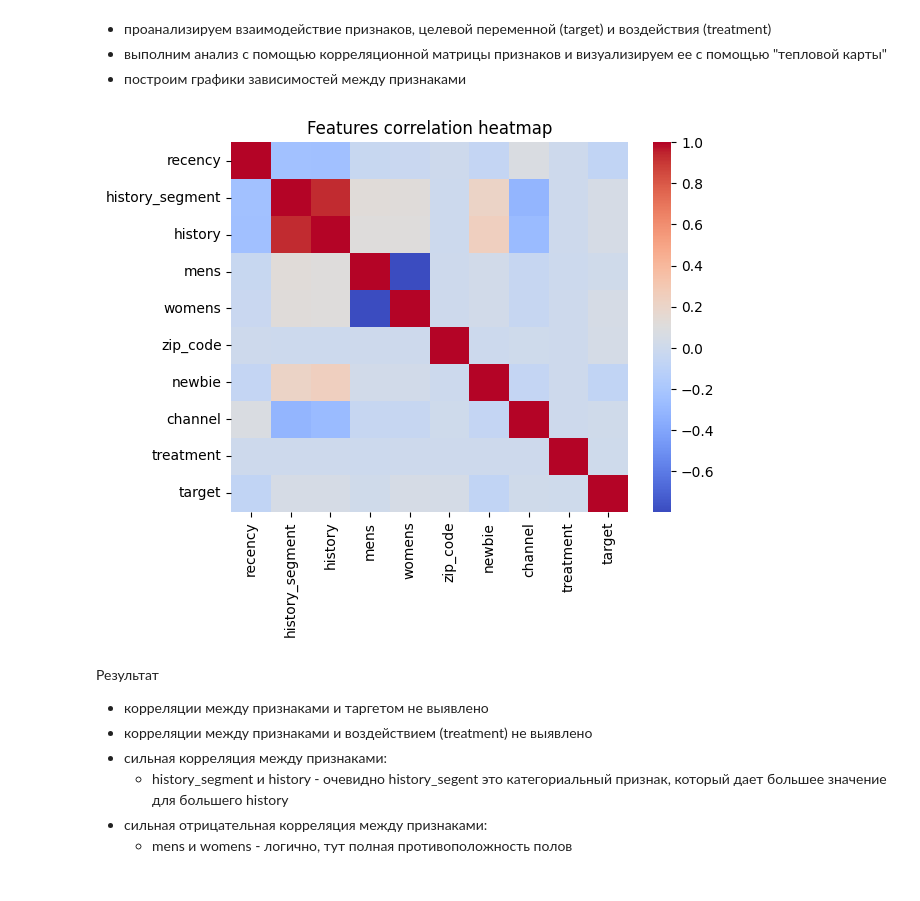
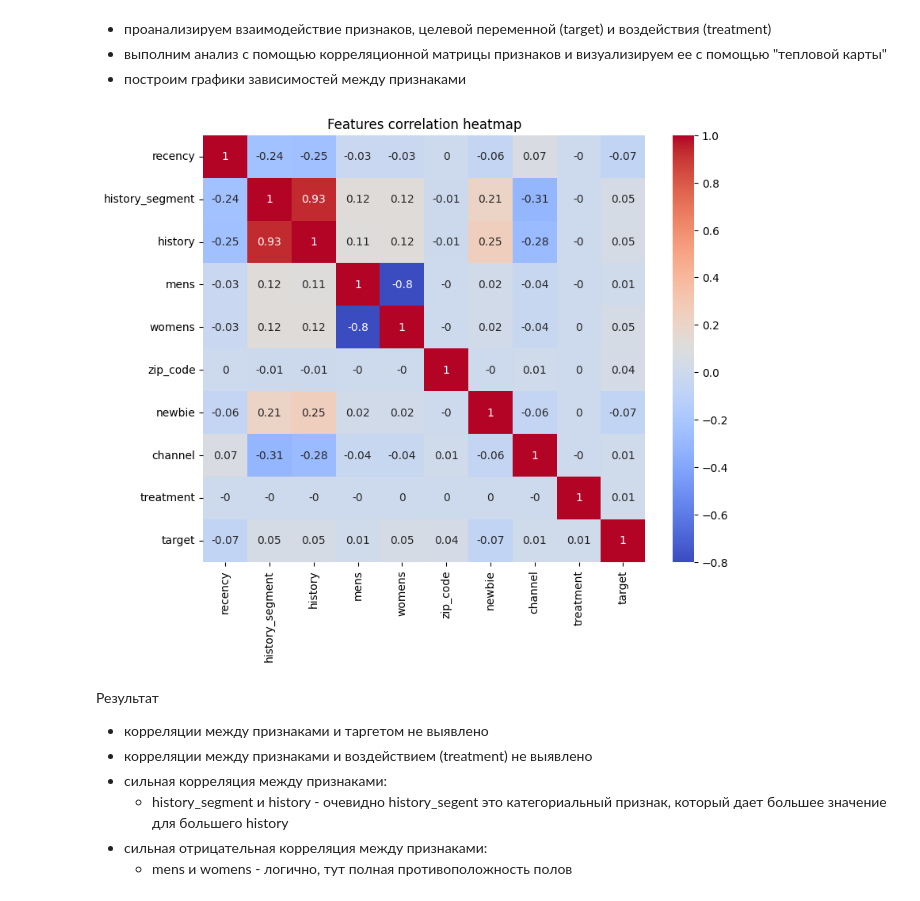
Before and after one commit to khromenko/mle-uplift-final-project-2025, a Jupyter notebook: final_project.ipynb, the cells around one changed output. Drawn from its saved outputs; the diff is of its cells as text; code cells hidden in the pictures.

```diff
--- a/final_project.ipynb
+++ b/final_project.ipynb
@@ -303,0 +328,4 @@ print(f'Критерий хи-квадрат = {chi2:.2f}, p_value = {100*p_valu
+# %%
+import pandas as pd
+
+data = pd.read_csv('data/uplift_fp_data_cleaned.csv')
@@ -310,15 +388,17 @@ print(f'Критерий хи-квадрат = {chi2:.2f}, p_value = {100*p_valu
 # %%
 import matplotlib.pyplot as plt
 import seaborn as sns
 
-correlation_data = data_cleaned.corr()
-ax = sns.heatmap(correlation_data, cmap="coolwarm")
+correlation_data = data.corr()
+
+plt.figure(figsize=(9, 7))
+ax = sns.heatmap(correlation_data.round(2),  annot=True, cmap="coolwarm")
 ax.set_title('Features correlation heatmap')
 
 # сохраним в файл
 ax.figure.savefig('EDA/corr-heatmap.png', bbox_inches='tight')
 # %% [output]
-[figure, old version]
+[figure, new version]
 # %% [markdown]
 Результат
 - корреляции между признаками и таргетом не выявлено
```
Also changed, not shown: parts of 29 cells of this notebook, 4 other files.
